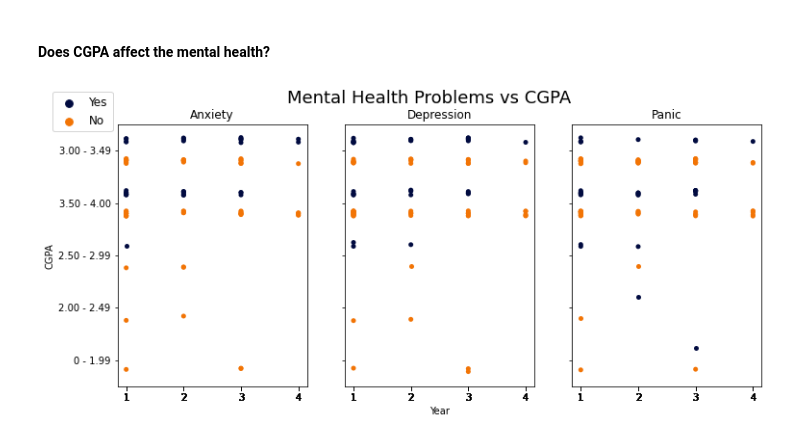
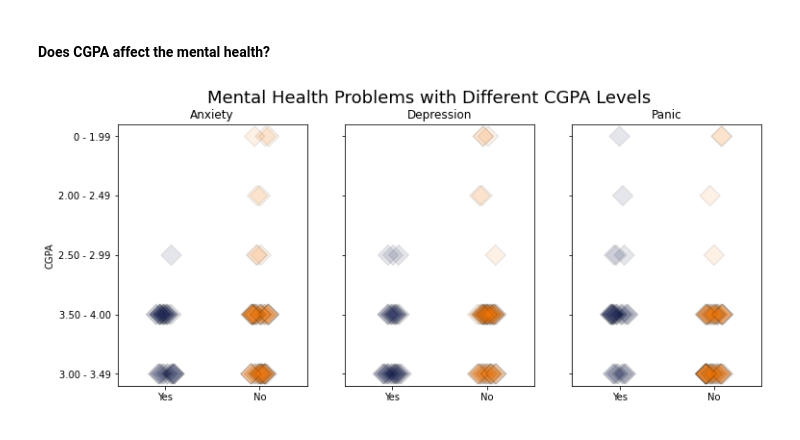
Before and after one commit to Weslya-WJY/Task-A3, a Jupyter notebook: A0248372Y_A3.ipynb, the cells around one changed output. Cells and saved outputs as stored; diff of their text form; code cells hidden in the pictures.

```diff
--- a/A0248372Y_A3.ipynb
+++ b/A0248372Y_A3.ipynb
@@ -174,25 +176,22 @@ plt.savefig('Mental_in_Ages.svg')
 # %%
 fig, axes = plt.subplots(1, 3, sharey=True, figsize=(12, 5))
 
-plt.setp(axes, xticks=data.Year)
-
-sns.stripplot(ax=axes[0], x = 'Year', y = 'CGPA', hue = 'Anxiety', hue_order=['Yes', 'No'], data = data,
-              dodge=True, palette = ['#010B40', '#F27405'])
+sns.stripplot(ax=axes[0], x = 'Anxiety', y = 'CGPA', data = data, order = ['Yes', 'No'], palette = ['#010B40', '#F27405'],
+              s=15, marker="D", linewidth=1, alpha=.1)
 axes[0].set_title('Anxiety')
 axes[0].set(xlabel=None)
-axes[0].legend(loc=2, bbox_to_anchor=[-0.35,1.13], borderaxespad=0.1, fontsize=12)
 
-sns.stripplot(ax=axes[1], x = 'Year', y = 'CGPA', hue = 'Depression', data = data, dodge=True, palette = ['#010B40', '#F27405'])
+sns.stripplot(ax=axes[1], x = 'Depression', y = 'CGPA', data = data, palette = ['#010B40', '#F27405'],
+              s=15, marker="D", linewidth=1, alpha=.1)
 axes[1].set_title('Depression')
-axes[1].set(ylabel=None)
-axes[1].legend_.remove()
+axes[1].set(xlabel=None, ylabel=None)
 
-sns.stripplot(ax=axes[2], x = 'Year', y = 'CGPA', hue = 'Panic_Attack', data = data, dodge=True, palette = ['#010B40', '#F27405'])
+sns.stripplot(ax=axes[2], x = 'Panic_Attack', y = 'CGPA', data = data, palette = ['#010B40', '#F27405'],
+              s=15, marker="D", linewidth=1, alpha=.1)
 axes[2].set_title('Panic')
 axes[2].set(xlabel=None, ylabel=None)
-axes[2].legend_.remove()
 
-fig.suptitle('Mental Health Problems vs CGPA', fontsize=18)
+fig.suptitle('Mental Health Problems with Different CGPA Levels', fontsize=18)
 plt.savefig('Mental_vs_GPA.svg')
 # %% [output]
-[figure, old version]
+[figure, new version]
```
Also changed, not shown: parts of 3 cells of this notebook.
